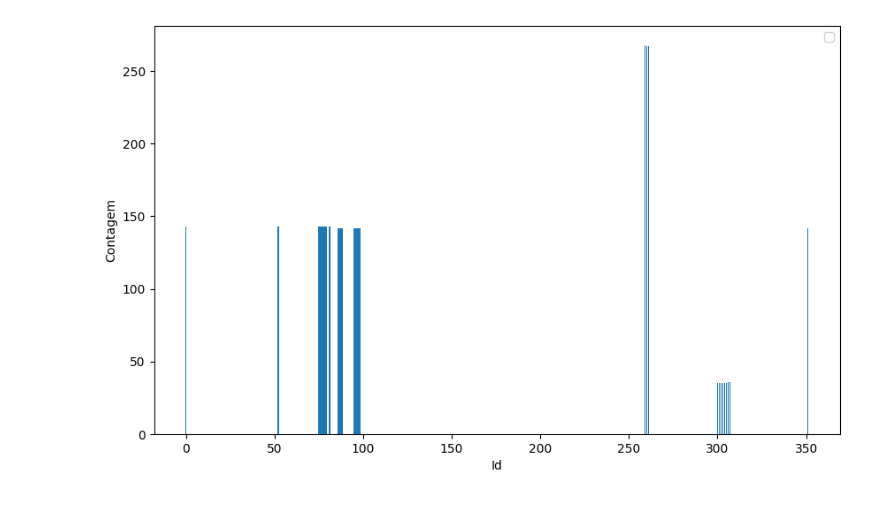
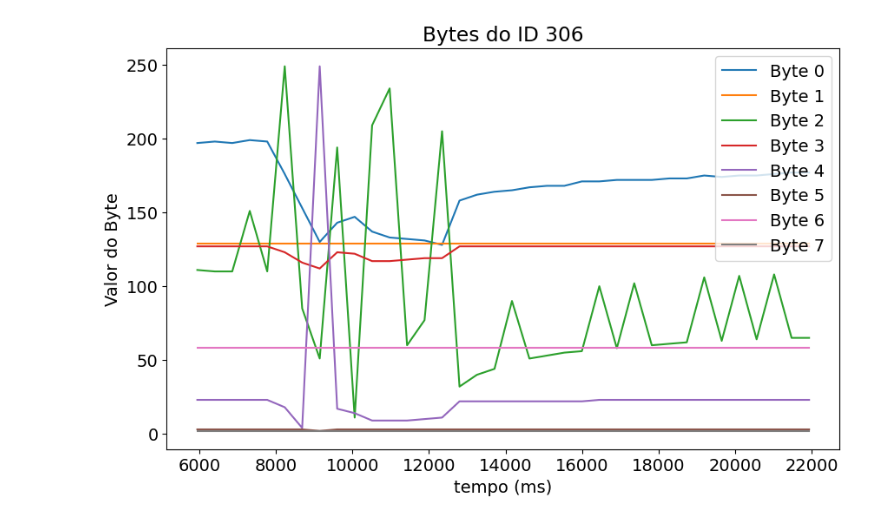
Before and after one commit to Tesla-UFMG/Data-Analysis, a Jupyter notebook: CAN_Analysis.ipynb, the cells around one changed output. Cells and saved outputs as stored; diff of their text form; code cells hidden in the pictures.

```diff
--- a/CAN_Analysis.ipynb
+++ b/CAN_Analysis.ipynb
@@ -39,21 +38,15 @@ giro_parado_giro.head(5)
-# %%
-# numero de escritas por id
-count_id = giro_parado_giro.groupby('id')['timestamp'].count().reset_index()
-count_id
-
-# plot
-plt.figure(figsize=(10,6))
-plt.bar(count_id['id'], count_id['timestamp'])
-
-# Add labels and title
-plt.xlabel('Id')
-plt.ylabel('Contagem')
-
-# Add a legend
-plt.legend()
-
-# Display the plot
-plt.show()
-# %% [output]
-[figure, removed]
+# %%
+# analisa os bytes do ID 95
+
+for i in range(2, id_data.shape[1]):
+    plt.plot(id_data['timestamp'], id_data.iloc[:,i], label=f"Byte {i - 2}")
+
+plt.xlabel('tempo (ms)')
+plt.ylabel('Valor do Byte')
+plt.title(f'Bytes do ID {CHOSEN_ID}')
+
+plt.legend()
+plt.show()
+# %% [output]
+[figure, added]
 # %%
```
Also changed, not shown: parts of 5 cells of this notebook.
